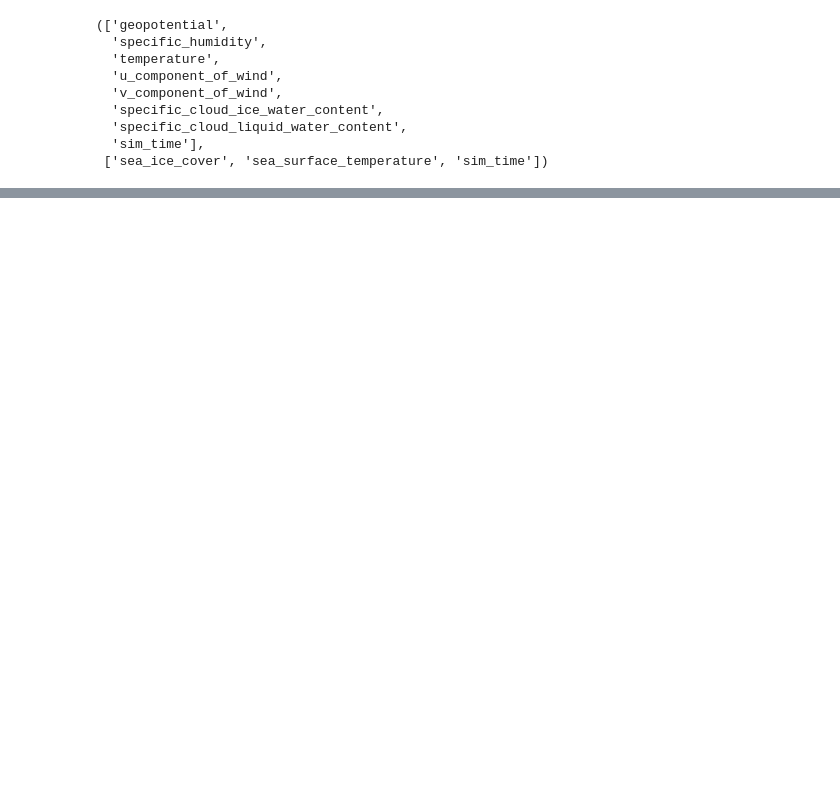
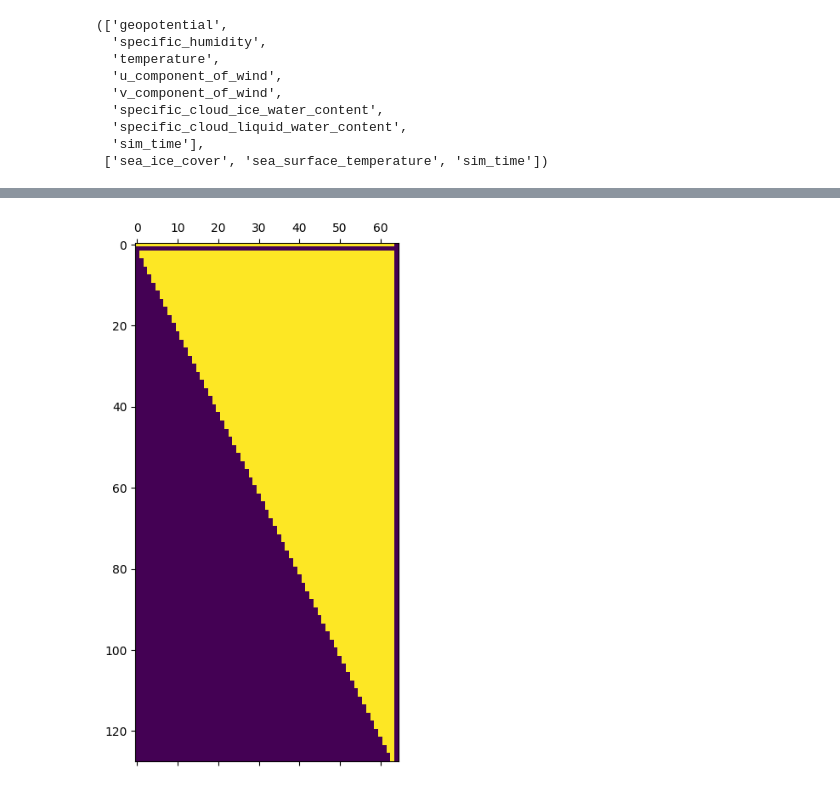
Before and after one commit to mylrcd/NeuralGCM, a Jupyter notebook: quickstart/trainModel.ipynb, the cells around one changed output, grey strips where cells are left out. Saved outputs shown, nothing was run; the diff lists cells and outputs as text; code cells hidden in the pictures; blank space fills up the shorter version.

```diff
--- a/quickstart/trainModel.ipynb
+++ b/quickstart/trainModel.ipynb
@@ -52,0 +162,4 @@ inputs_keys, forcings_keys
+# %%
+plt.matshow(encoded.state.temperature_variation[0] != 0);
+# %% [output]
+[figure, added]
```
Also changed, not shown: parts of 28 cells of this notebook, 1 other file.
